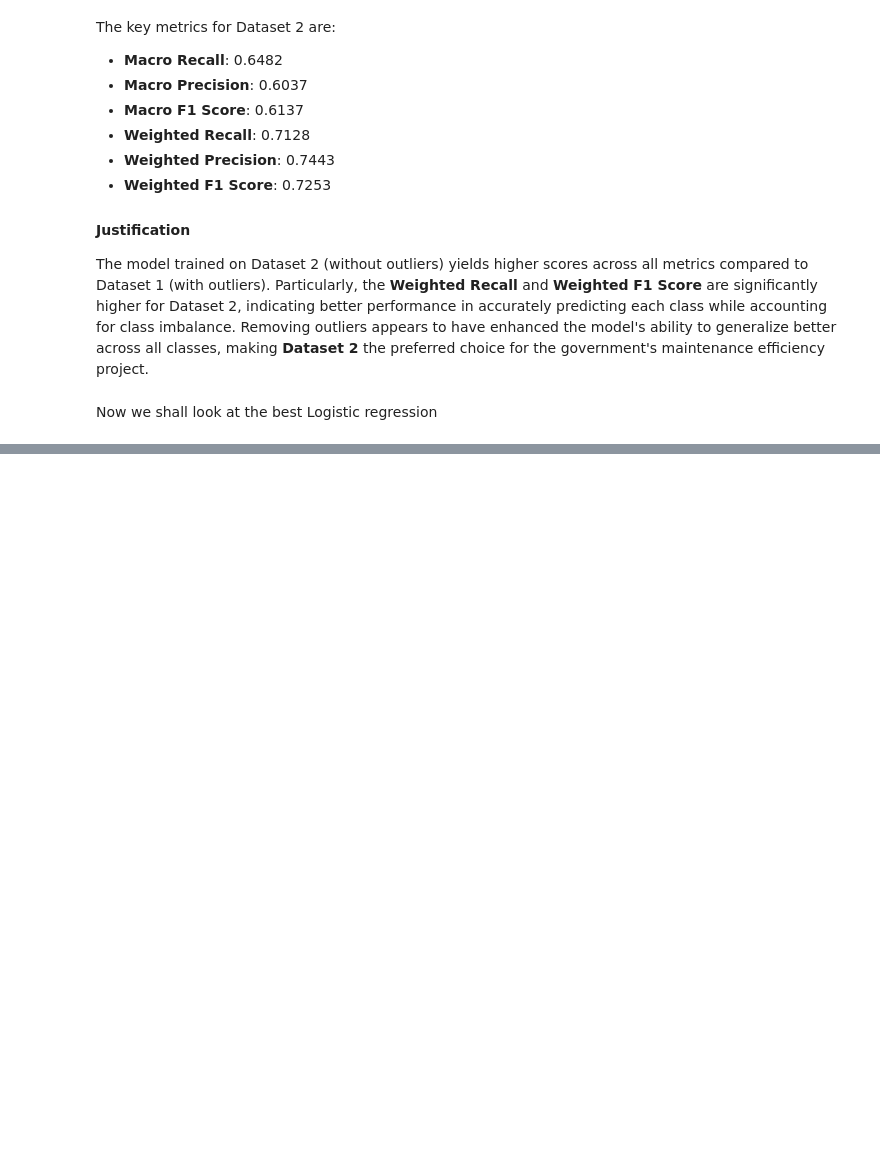
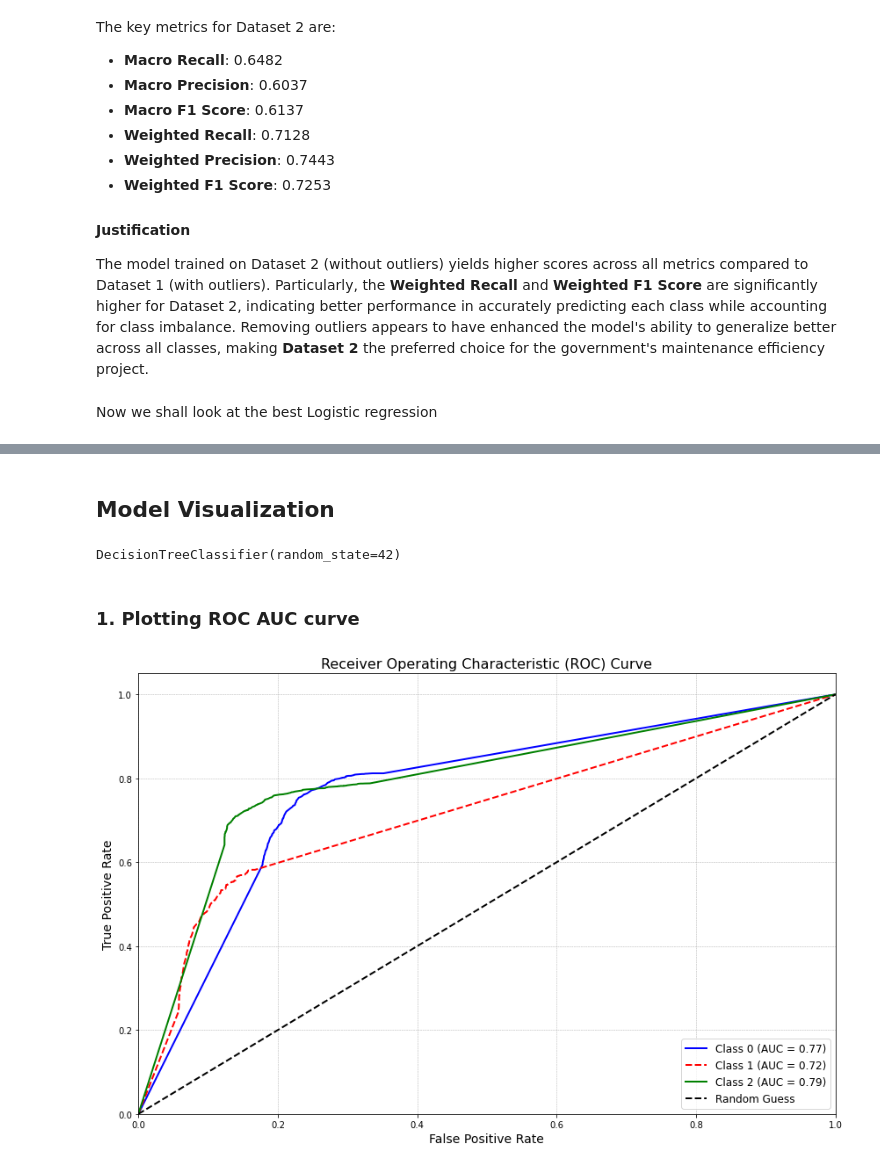
Before and after one commit to leonardkoyio/Phase-3-Project-_v1, a Jupyter notebook: index.ipynb, the cells around one changed output, grey strips where cells are left out. Drawn from its saved outputs; the diff is of its cells as text; code cells hidden in the pictures; blank space fills up the shorter version.

```diff
--- a/index.ipynb
+++ b/index.ipynb
@@ -2561,0 +2795,68 @@ Based on the analysis, the **Decision Tree Classifier** is the better model for
+# %% [markdown]
+## Model Visualization
+# %%
+# Selected model
+# Selected model:
+# Resample the data using SMOTE
+smote = SMOTE(random_state=42)
+X_train_resampled, y_train_resampled = smote.fit_resample(X_train_2, y_train_2)
+
+# Fit a model
+dt = DecisionTreeClassifier(criterion='gini', random_state=42)
+model_dt = dt.fit(X_train_resampled, y_train_resampled)
+print(model_dt)
+ # Predict
+y_hat_test = dt.predict(X_test_2)
+# %% [output]
+DecisionTreeClassifier(random_state=42)
+# %% [markdown]
+### 1. Plotting ROC AUC curve
+# %%
+import matplotlib.pyplot as plt
+from sklearn.metrics import roc_curve, auc
+from sklearn.preprocessing import label_binarize
+import pandas as pd
+import numpy as np
+
+# Binarize the true labels for multiclass ROC curve plotting
+y_test_bin = label_binarize(y_test_2, classes=[0, 1, 2])
+n_classes = y_test_bin.shape[1]
+
+# Get predicted probabilities from the model (assumed to be from model.predict_proba)
+y_prob = model_dt.predict_proba(X_test_2)
+
+# Initialize dictionaries to store FPR, TPR, and AUC for each class
+fpr = {}
+tpr = {}
+roc_auc = {}
+
+# Compute ROC curve and ROC AUC for each class
+for i in range(n_classes):
+    fpr[i], tpr[i], _ = roc_curve(y_test_bin[:, i], y_prob[:, i])
+    roc_auc[i] = auc(fpr[i], tpr[i])
+
+# Plot ROC curve for each class
+plt.figure(figsize=(12, 8))
+colors = ['blue', 'red', 'green']
+for i, color in zip(range(n_classes), colors):
+    plt.plot(fpr[i], tpr[i], color=color, lw=2,
+             linestyle='-' if i % 2 == 0 else '--',
+             label=f'Class {i} (AUC = {roc_auc[i]:.2f})')
+
+# Plot diagonal line for random guessing
+plt.plot([0, 1], [0, 1], 'k--', lw=2, label='Random Guess')
+
+# Add labels and title
+plt.xlabel('False Positive Rate', fontsize=14)
+plt.ylabel('True Positive Rate', fontsize=14)
+plt.title('Receiver Operating Characteristic (ROC) Curve', fontsize=16)
+plt.xlim([0.0, 1.0])
+plt.ylim([0.0, 1.05])
+plt.grid(True, linestyle='--', linewidth=0.5)
+plt.legend(loc='lower right', fontsize=12)
+plt.tight_layout()
+
+# Display the plot
+plt.show()
+# %% [output]
+[figure, added]
```
Also changed, not shown: parts of 100 cells of this notebook.
